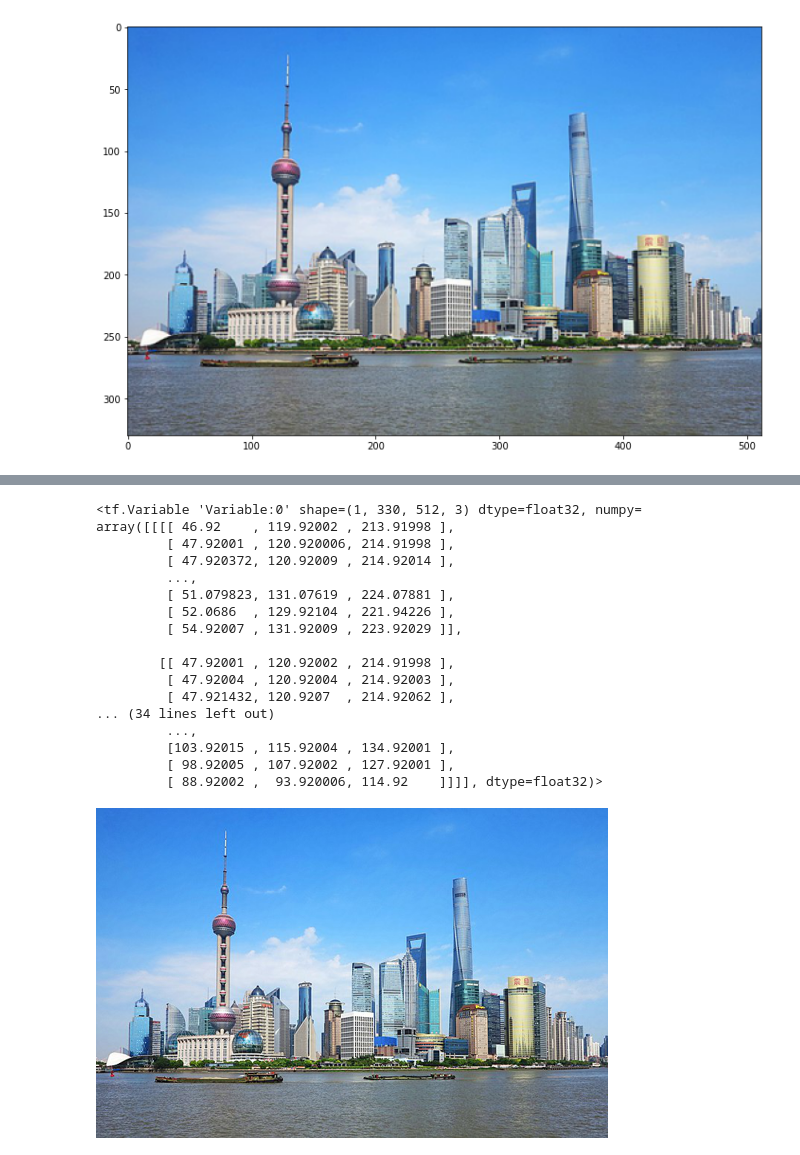
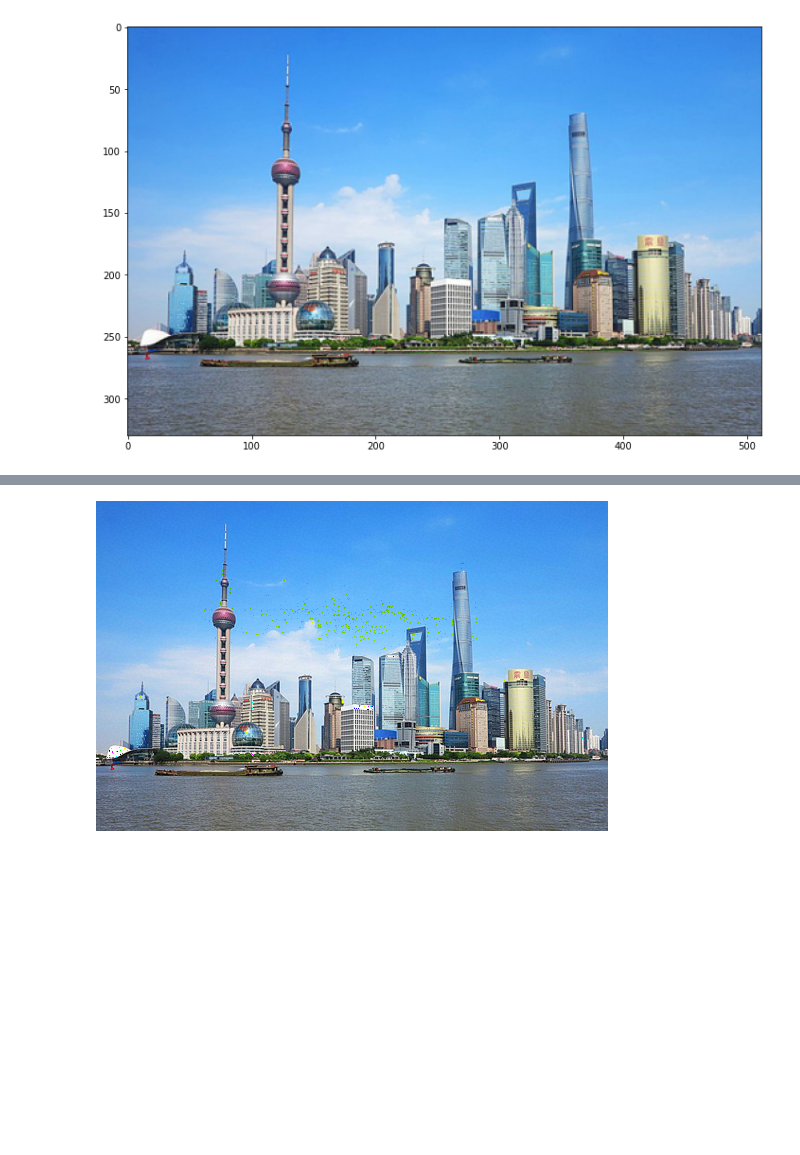
Before and after one commit to bingguJ/5242_project, a Jupyter notebook: transfer_demo.ipynb, the cells around one changed output, grey strips where cells are left out. Saved outputs shown, nothing was run; the diff lists cells and outputs as text; code cells hidden in the pictures; blank space fills up the shorter version.

```diff
--- a/transfer_demo.ipynb
+++ b/transfer_demo.ipynb
@@ -228,24 +287,31 @@ def clip_0_255(image):
 opt = tf.optimizers.Adam(learning_rate=0.02, beta_1=0.99, epsilon=1e-1)
 # %%
 
-#style_weight=1e-2
-#content_weight=1e4
+style_weight=1e-3
+content_weight=1e4
+variation_wight=30
 
 #content_weight=10000
 #style_weight=0.0001
 
-def style_content_loss(outputs,content_weight=10000,style_weight=0.0001):
+def total_loss(outputs, alpha = 10000, beta = 0.1,style_W = style_weight,
+         content_W = content_weight, variation_W = variation_wight):
     style_outputs = outputs['style']
     content_outputs = outputs['content']
-    style_loss = tf.add_n([tf.reduce_mean((style_outputs[name]-style_targets[name])**2)
+    style_loss = tf.add_n([tf.reduce_sum((style_outputs[name]-style_targets[name])**2)
                            for name in style_outputs.keys()])
     style_loss *= style_weight / num_style_layers
 
-    content_loss = tf.add_n([tf.reduce_mean((content_outputs[name]-content_targets[name])**2)
+
+    content_loss = tf.add_n([tf.reduce_sum((content_outputs[name]-content_targets[name])**2)
                              for name in content_outputs.keys()])
     content_loss *= content_weight / num_content_layers
-    loss = style_loss + content_loss
-    # try different loss function
+
+    variation_loss = tf.image.total_variation(output)
+    variation_loss *= variation_W
+
+
+    loss = beta*style_loss + alpha*content_loss + variation_loss
 
     return loss
 # %%
@@ -276,7 +342,7 @@ def train_step(image):
   with tf.GradientTape() as tape:
     outputs = extractor(image)
     print(output)
-    loss = style_content_loss(outputs,0.01,100000)
+    loss = total_loss(outputs, alpha=1000, beta = 0.1)
     print(loss)
 
   grad = tape.gradient(loss, image)
@@ -284,13 +350,3 @@ def train_step(image):
   opt.apply_gradients([(grad,image)])
   #image.assign(clip_0_1(image))
   image.assign(clip_0_255(image))
-# %%
-def tensor_to_image(tensor):
-  #tensor = tensor*255
-  print(tensor)
-  tensor = tf.convert_to_tensor(tensor)
-  tensor = np.array(tensor, dtype=np.uint8)
-  if np.ndim(tensor)>3:
-    assert tensor.shape[0] == 1
-    tensor = tensor[0]
-  return PIL.Image.fromarray(tensor)
@@ -316,0 +353,3 @@ array([[[[ 47., 120., 214.],
+# %%
+image = tf.Variable(content_image/255,dtype=tf.float32)
+image
@@ -342,27 +399,10 @@ Tensor("gradient_tape/style_content_model_3/model_8/block1_conv1/Conv2DBackpropI
 # %%
 train_step(image)
 train_step(image)
 train_step(image)
-tensor_to_image(image)
+tensor_to_image(image,True)
 # %% [output]
-<tf.Variable 'Variable:0' shape=(1, 330, 512, 3) dtype=float32, numpy=
-array([[[[ 46.92    , 119.92002 , 213.91998 ],
-         [ 47.92001 , 120.920006, 214.91998 ],
-         [ 47.920372, 120.92009 , 214.92014 ],
-         ...,
-         [ 51.079823, 131.07619 , 224.07881 ],
-         [ 52.0686  , 129.92104 , 221.94226 ],
-         [ 54.92007 , 131.92009 , 223.92029 ]],
-
-        [[ 47.92001 , 120.92002 , 214.91998 ],
-         [ 47.92004 , 120.92004 , 214.92003 ],
-         [ 47.921432, 120.9207  , 214.92062 ],
-... (34 lines left out)
-         ...,
-         [103.92015 , 115.92004 , 134.92001 ],
-         [ 98.92005 , 107.92002 , 127.92001 ],
-         [ 88.92002 ,  93.920006, 114.92    ]]]], dtype=float32)>
-[figure, old version]
+[figure, new version]
 # %%
 plain_image = tf.Variable(np.random.normal(size=tuple(x for x in image.shape)),dtype=tf.float32)
 image = tf.Variable(content_image,dtype=tf.float32)
```
Also changed, not shown: parts of 17 cells of this notebook, 2 other files.
